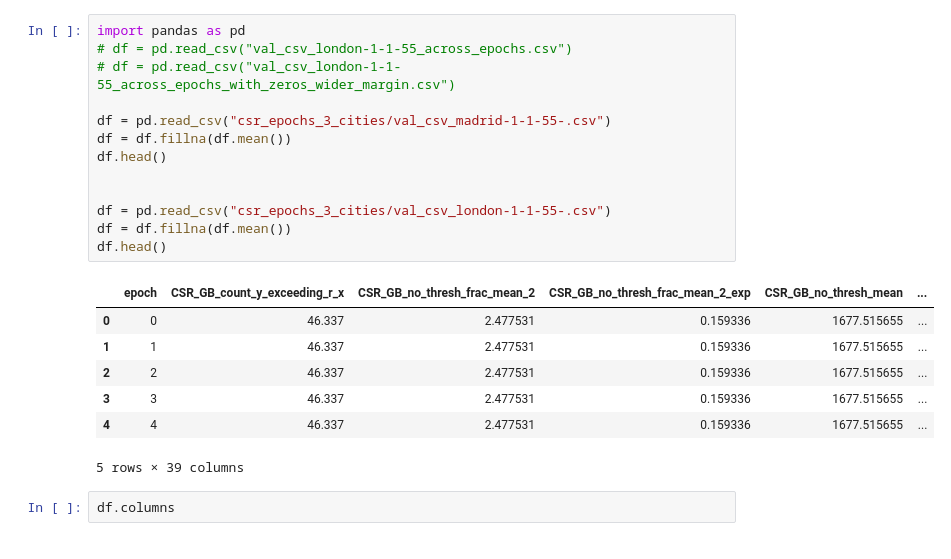
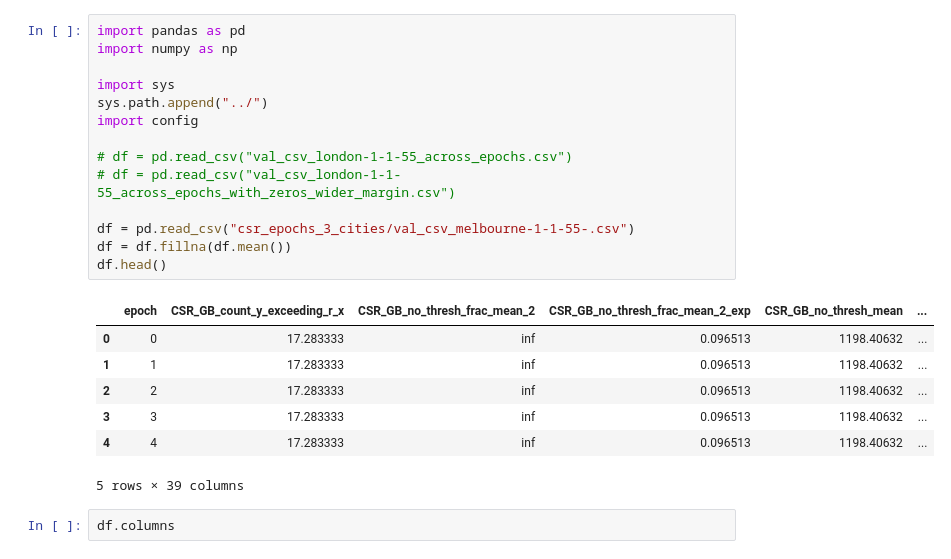
Before and after one commit to mie-lab/Complexity-Aware-Traffic-Prediction, a Jupyter notebook: exploration/CATP/plotting/analyse_across_epochs.ipynb, the cells around one changed output. Cells and saved outputs as stored; diff of their text form.

```diff
--- a/exploration/CATP/plotting/analyse_across_epochs.ipynb
+++ b/exploration/CATP/plotting/analyse_across_epochs.ipynb
@@ -1,23 +1,24 @@
 # %%
 import pandas as pd
+import numpy as np
+
+import sys
+sys.path.append("../")
+import config
+
 # df = pd.read_csv("val_csv_london-1-1-55_across_epochs.csv")
 # df = pd.read_csv("val_csv_london-1-1-55_across_epochs_with_zeros_wider_margin.csv")
 
-df = pd.read_csv("csr_epochs_3_cities/val_csv_madrid-1-1-55-.csv")
+df = pd.read_csv("csr_epochs_3_cities/val_csv_melbourne-1-1-55-.csv")
 df = df.fillna(df.mean())
 df.head()
-
-
-df = pd.read_csv("csr_epochs_3_cities/val_csv_london-1-1-55-.csv")
-df = df.fillna(df.mean())
-df.head()
 # %% [output]
 |  | epoch | CSR_GB_count_y_exceeding_r_x | CSR_GB_no_thresh_frac_mean_2 | CSR_GB_no_thresh_frac_mean_2_exp | CSR_GB_no_thresh_mean | ... |
-| 0 | 0 | 46.337 | 2.477531 | 0.159336 | 1677.515655 | ... |
-| 1 | 1 | 46.337 | 2.477531 | 0.159336 | 1677.515655 | ... |
-| 2 | 2 | 46.337 | 2.477531 | 0.159336 | 1677.515655 | ... |
-| 3 | 3 | 46.337 | 2.477531 | 0.159336 | 1677.515655 | ... |
-| 4 | 4 | 46.337 | 2.477531 | 0.159336 | 1677.515655 | ... |
+| 0 | 0 | 17.283333 | inf | 0.096513 | 1198.40632 | ... |
+| 1 | 1 | 17.283333 | inf | 0.096513 | 1198.40632 | ... |
+| 2 | 2 | 17.283333 | inf | 0.096513 | 1198.40632 | ... |
+| 3 | 3 | 17.283333 | inf | 0.096513 | 1198.40632 | ... |
+| 4 | 4 | 17.283333 | inf | 0.096513 | 1198.40632 | ... |
 5 rows × 39 columns
 # %%
 df.columns
```
Also changed, not shown: parts of 5 cells of this notebook, 14 other files.
